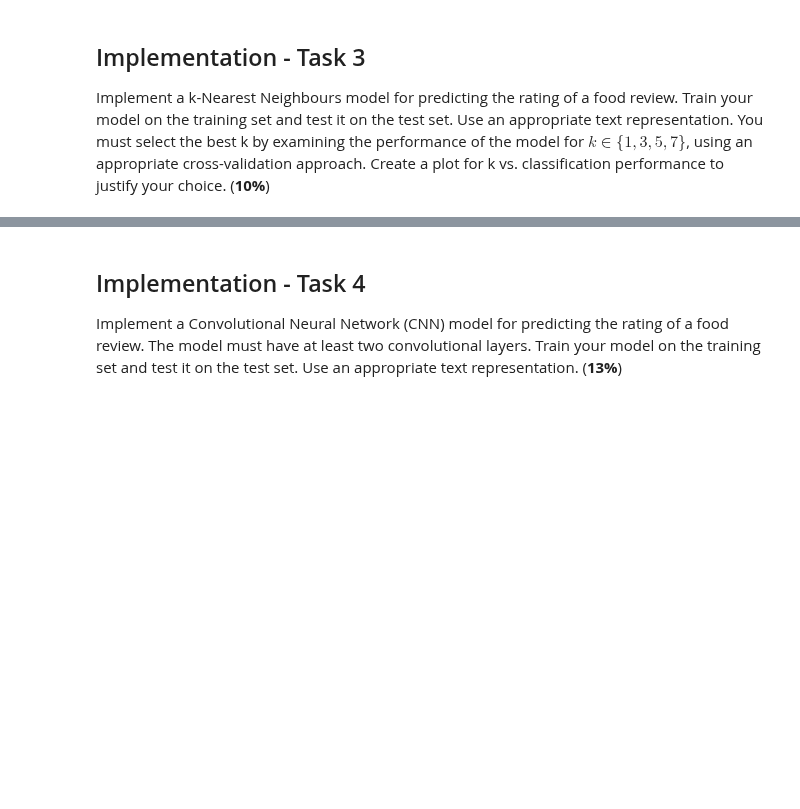
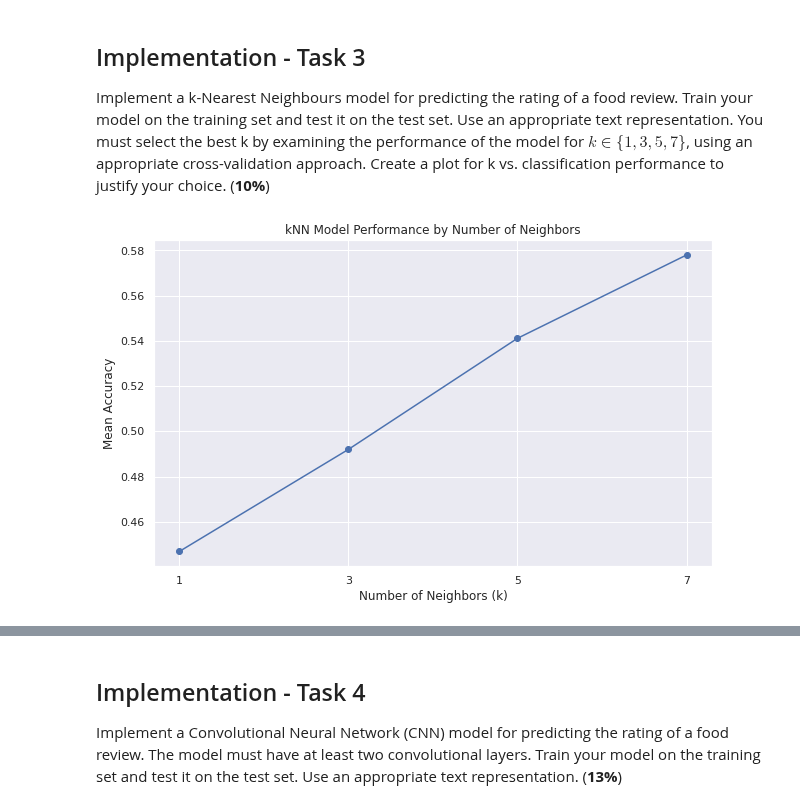
Before and after one commit to alasdair-breasley/tmla-assignment, a Jupyter notebook: TMLA_Assignment.ipynb, the cells around one changed output, grey strips where cells are left out. Cells and saved outputs as stored; diff of their text form; code cells hidden in the pictures; blank space fills up the shorter version.

```diff
--- a/TMLA_Assignment.ipynb
+++ b/TMLA_Assignment.ipynb
@@ -341,36 +355,59 @@ weighted avg       0.41      0.64      0.50      3000
 # %% [markdown]
 ## Implementation - Task 3
 Implement a k-Nearest Neighbours model for predicting the rating of a food review. Train your model on the training set and test it on the test set. Use an appropriate text representation. You must select the best k by examining the performance of the model for $k \in \{1,3,5,7\}$, using an appropriate cross-validation approach. Create a plot for k vs. classification performance to justify your choice. (**10%**)
+# %%
+# Train word2vec word embedding model using train data to create denser vectors
+w2v_word_embeddings = gensim.models.Word2Vec(train_data_tokenised, min_count = 1,
+                                             vector_size = 300, window = 5)
+
+# TODO: Explain why vector_size and window chosen
+# %%
+def text_to_vector(text, w2v_word_embeddings):
+    """Function to trasform text (a review) in the form of a list of word embeddings into a single
+    vector representation which is the average vector representation of the embedded words in the review."""
+
+    vector = sum(w2v_word_embeddings.wv[word] for word in text if word in w2v_word_embeddings.wv) / len(text)
+
+    return vector
+
+
+# Vectorise train data into dense vector representations
+train_data_w2v_vectorized = [text_to_vector(text, w2v_word_embeddings) for text in train_data_tokenised]
+
+# Vectorise test data into dense vector representations
+test_data_w2v_vectorized = [text_to_vector(text, w2v_word_embeddings) for text in test_data_tokenised]
 # %%
 if (run_kNN):
 
     # Values of k to test
     k_values = [1, 3, 5, 7]
 
     mean_accuracies = []
 
     for k in k_values:
 
-        knn_model = make_pipeline(TfidfVectorizer(), KNeighborsClassifier(n_neighbors = k))
+        knn_model = KNeighborsClassifier(n_neighbors = k)
 
-        scores = cross_val_score(knn_model, train_data, train_labels, cv = 5, scoring = "accuracy")
+        scores = cross_val_score(knn_model, train_data_w2v_vectorized, train_labels, cv = 5, scoring = "accuracy")
 
         # TODO: Explain why Accuracy vs F1-Score - If doing class balanced sampling then doesn't matter,
         # if not then F1-Score makes most sense because of class imbalance
 
         mean_accuracy = scores.mean()
 
         mean_accuracies.append(mean_accuracy)
 
 
     plt.figure(figsize = (10, 6))
     plt.plot(k_values, mean_accuracies, marker = "o", linestyle = "-", color = "b")
     plt.title("kNN Model Performance by Number of Neighbors")
     plt.xlabel("Number of Neighbors (k)")
     plt.ylabel("Mean Accuracy")
     plt.xticks(k_values)
     plt.grid(True)
     plt.show()
+# %% [output]
+[figure, added]
 # %%
 if (run_kNN):
 
```
Also changed, not shown: parts of 8 cells of this notebook.
